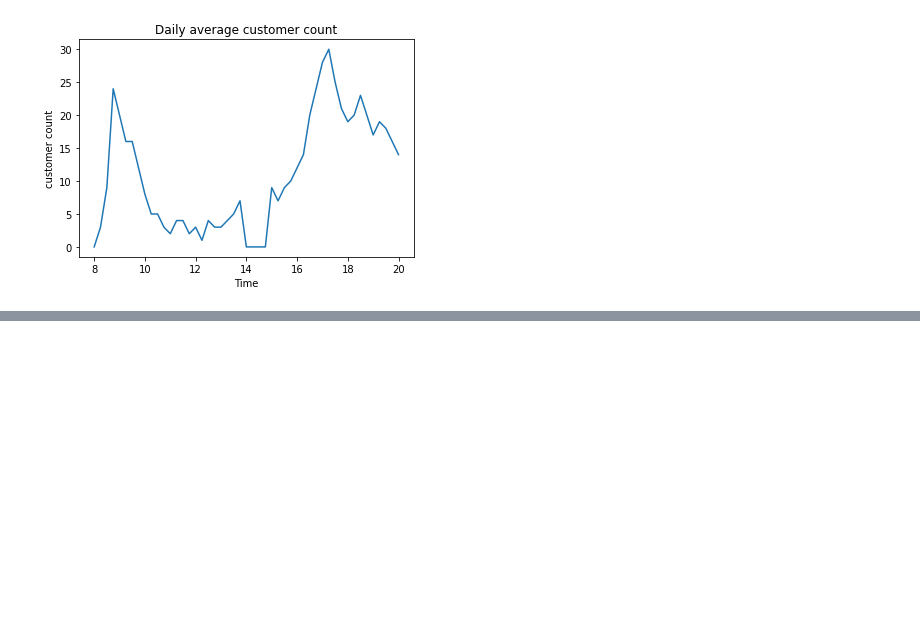
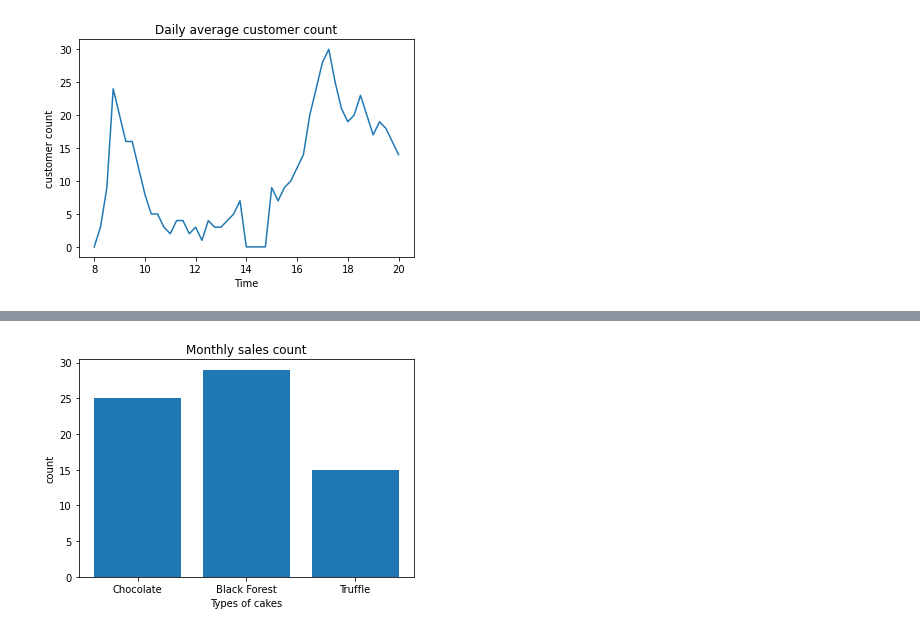
Before and after one commit to Sreekanthrshekar/personal_projects, a Jupyter notebook: Matplotlib.ipynb, the cells around one changed output, grey strips where cells are left out. Saved outputs shown, nothing was run; the diff lists cells and outputs as text; code cells hidden in the pictures; blank space fills up the shorter version.

Commit message:
plotted a basic bar plot.

```diff
--- a/Matplotlib.ipynb
+++ b/Matplotlib.ipynb
@@ -93,0 +86,10 @@ plt.show()
+# %%
+x4 =['Chocolate','Black Forest','Truffle']
+y4 =[25,29,15]
+plt.bar(x4,y4) # plots bar chart
+plt.xlabel('Types of cakes')
+plt.ylabel('count')
+plt.title('Monthly sales count')
+plt.show()
+# %% [output]
+[figure, added]
```
Also changed, not shown: parts of 4 cells of this notebook.
